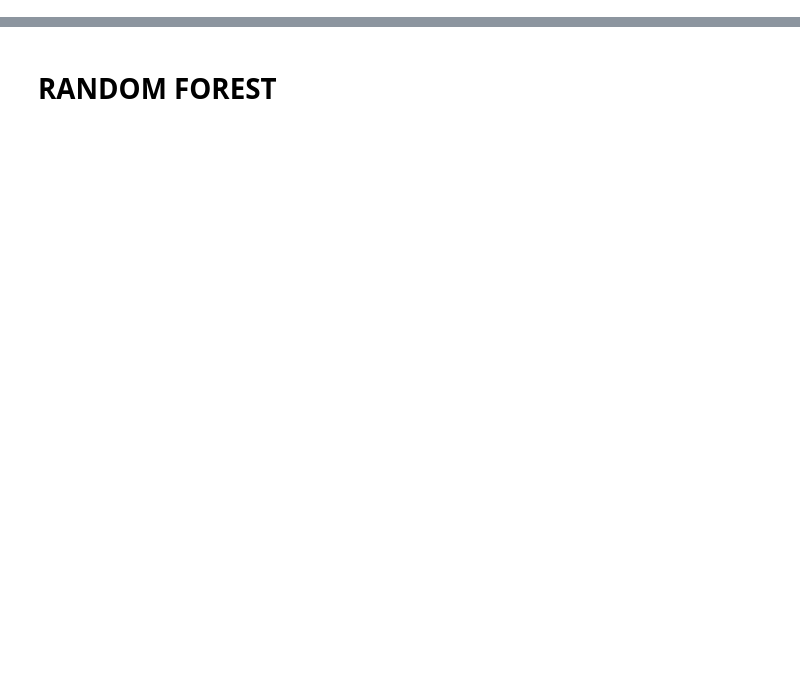
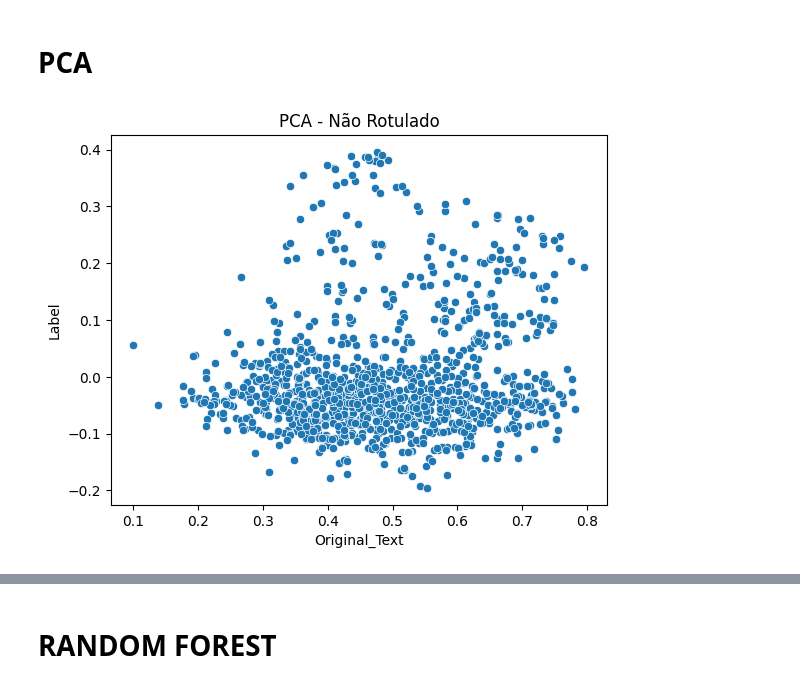
Before and after one commit to Davi-Ga/crawler-api, a Jupyter notebook: app/ML/classificacao_vies_racial.ipynb, the cells around one changed output, grey strips where cells are left out. Cells and saved outputs as stored; diff of their text form; code cells hidden in the pictures; blank space fills up the shorter version.

```diff
--- a/app/ML/classificacao_vies_racial.ipynb
+++ b/app/ML/classificacao_vies_racial.ipynb
@@ -47,3 +15,5 @@ Luiz Carlos Nogueira             Excelent Ssimo Senhor Doutor Juiz De Direito Da
+# %%
+df = df.drop(columns=["Name"], axis=1)
 # %%
 df.info()
 # %% [output]
@@ -360,0 +156,9 @@ ValueError: The number of FixedLocator locations (1), usually from a call to set
+# %%
+df["Original_Text"] = df["Original_Text"].apply(preprocess_text)
+# %%
+from sklearn.preprocessing import LabelEncoder
+
+label_encoder = LabelEncoder()
+
+# Apply LabelEncoder to the 'Color' column
+df['Color'] = label_encoder.fit_transform(df['Color'])
@@ -360,0 +167,8 @@ ValueError: The number of FixedLocator locations (1), usually from a call to set
+# %%
+from sklearn.feature_extraction.text import TfidfVectorizer
+
+stop_words = set(stopwords.words('portuguese'))
+
+Tfidf = TfidfVectorizer(stop_words=(stopwords.words('portuguese')), ngram_range=(1,2) )
+X = Tfidf.fit_transform(df["Original_Text"])
+vocab = Tfidf.get_feature_names_out()
@@ -360,0 +233,21 @@ ValueError: The number of FixedLocator locations (1), usually from a call to set
+# %% [markdown]
+# PCA
+# %%
+
+from sklearn.decomposition import PCA, TruncatedSVD
+
+pca = TruncatedSVD(n_components=3)
+X_pca = pca.fit_transform(X)
+
+# Create a DataFrame for visualization purposes
+df_pca = pd.DataFrame(data=X_pca, columns=['Original_Text', 'Color', "Label"])
+
+# Visualize the transformed data
+import matplotlib.pyplot as plt
+import seaborn as sns
+
+sns.scatterplot(x='Original_Text', y='Label', data=df_pca)
+plt.title('PCA - Não Rotulado')
+plt.show()
+# %% [output]
+[figure, added]
```
Also changed, not shown: parts of 80 cells of this notebook, 14 other files.
